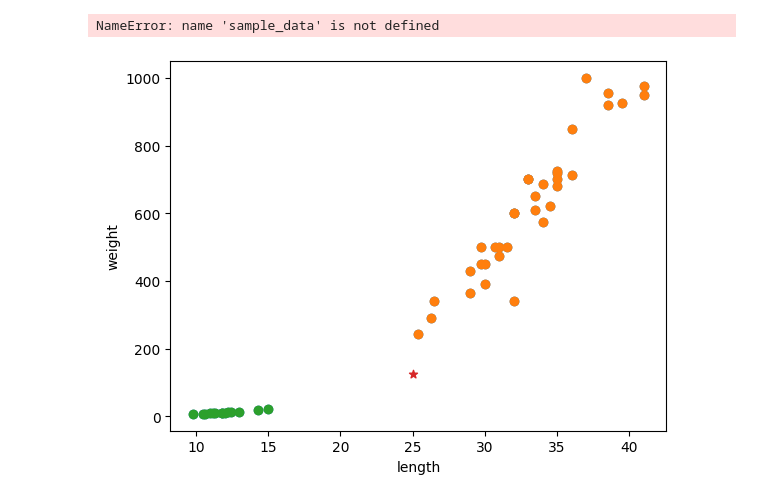
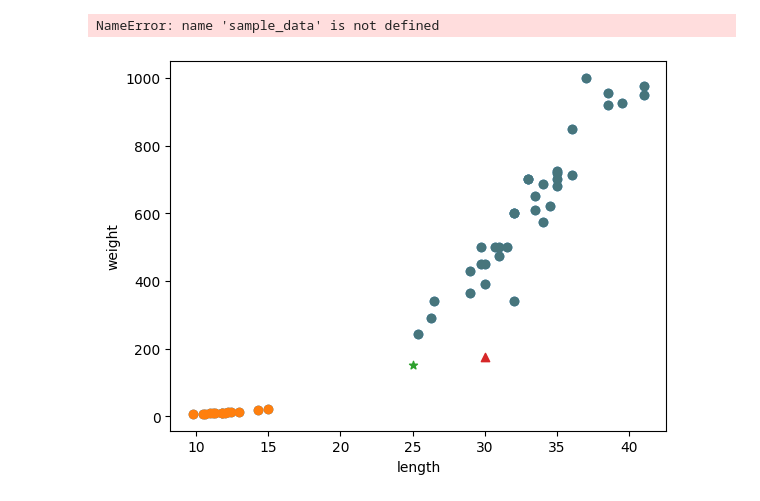
Before and after one commit to hun0219/fishmlserv, a Jupyter notebook: note/fish.ipynb, the cells around one changed output. Cells and saved outputs as stored; diff of their text form; code cells hidden in the pictures.

```diff
--- a/note/fish.ipynb
+++ b/note/fish.ipynb
@@ -236,16 +236,17 @@ NameError: name 'sample_data' is not defined
 # %%
 from sklearn.neighbors import KNeighborsClassifier
 import matplotlib.pyplot as plt
 
 length = bream_length + smelt_length
 weight = bream_weight + smelt_weight
 
 plt.scatter(length, weight)
-plt.scatter(bream_length, bream_weight)
+plt.scatter(bream_length, bream_weight, color='#47757C')
 plt.scatter(smelt_length, smelt_weight)
-plt.scatter( 25 , 125 , marker='*' )
+plt.scatter( 25 , 150 , marker='*' )
+plt.scatter( 30 , 176 , marker='^' )
 plt.xlabel('length')
 plt.ylabel('weight')
 plt.show()
 # %% [output]
-[figure, old version]
+[figure, new version]
```
